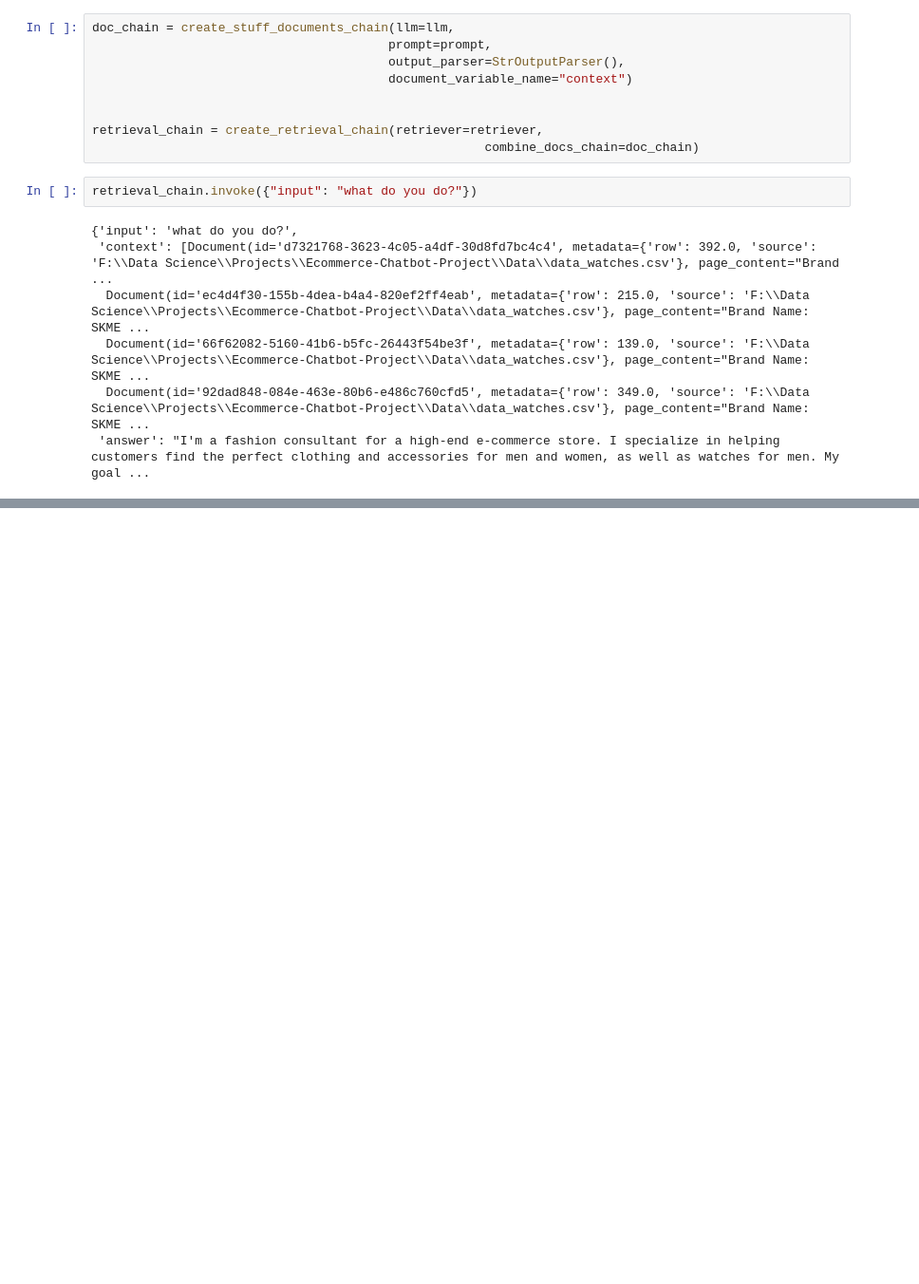
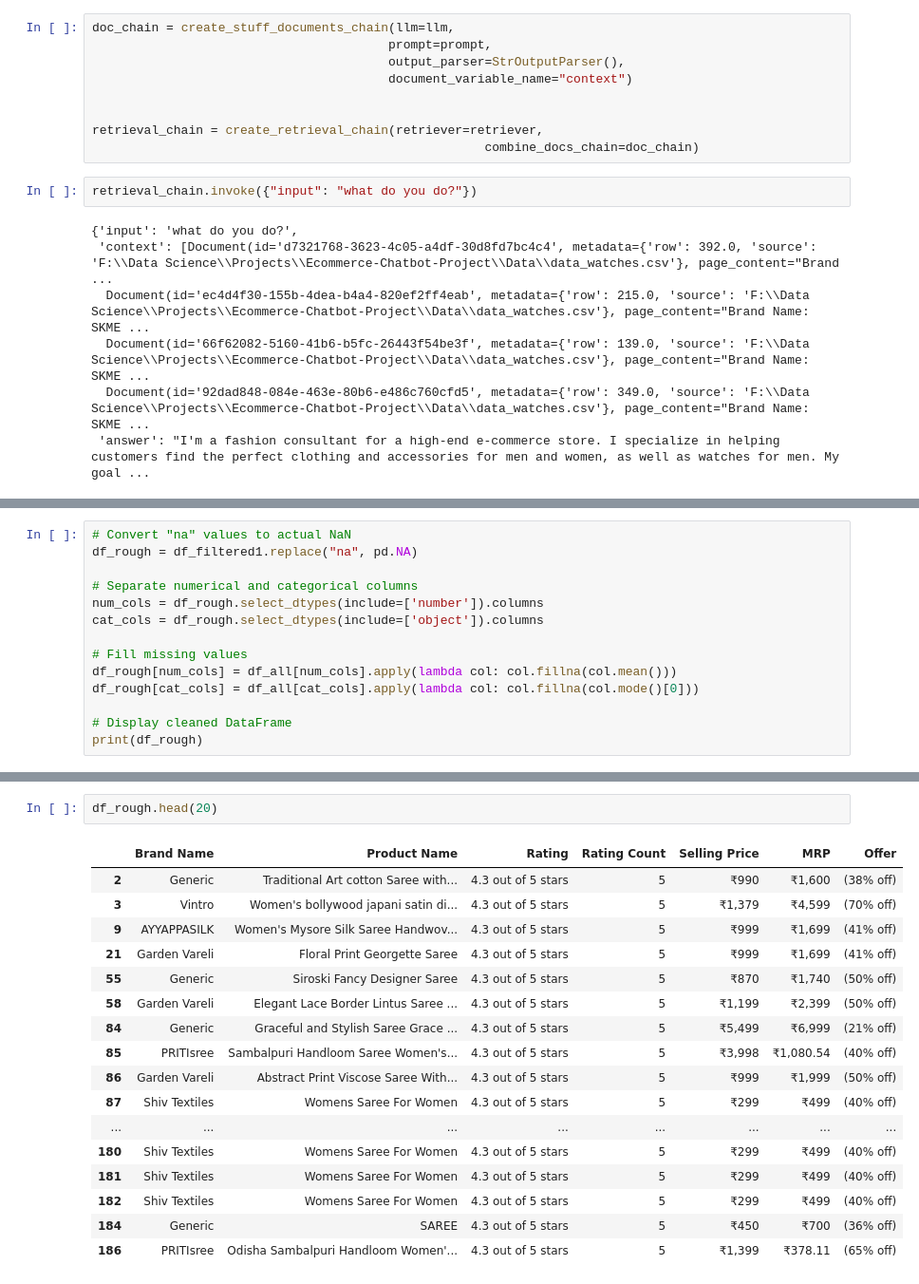
Before and after one commit to Dhanush-Raj1/Ecommerce-Chatbot-Project, a Jupyter notebook: Rough/rough.ipynb, the cells around one changed output, grey strips where cells are left out. Shown at 95% size. Saved outputs shown, nothing was run; the diff lists cells and outputs as text; blank space fills up the shorter version.

```diff
--- a/Rough/rough.ipynb
+++ b/Rough/rough.ipynb
@@ -600,0 +788,14 @@ retrieval_chain.invoke({"input": "what do you do?"})
+# %%
+# Convert "na" values to actual NaN
+df_rough = df_filtered1.replace("na", pd.NA)
+
+# Separate numerical and categorical columns
+num_cols = df_rough.select_dtypes(include=['number']).columns
+cat_cols = df_rough.select_dtypes(include=['object']).columns
+
+# Fill missing values
+df_rough[num_cols] = df_all[num_cols].apply(lambda col: col.fillna(col.mean()))
+df_rough[cat_cols] = df_all[cat_cols].apply(lambda col: col.fillna(col.mode()[0]))
+
+# Display cleaned DataFrame
+print(df_rough)
@@ -600,0 +820,20 @@ retrieval_chain.invoke({"input": "what do you do?"})
+# %%
+df_rough.head(20)
+# %% [output]
+|  | Brand Name | Product Name | Rating | Rating Count | Selling Price | MRP | Offer |
+| 2 | Generic | Traditional Art cotton Saree with... | 4.3 out of 5 stars | 5 | ₹990 | ₹1,600 | (38% off) |
+| 3 | Vintro | Women's bollywood japani satin di... | 4.3 out of 5 stars | 5 | ₹1,379 | ₹4,599 | (70% off) |
+| 9 | AYYAPPASILK | Women's Mysore Silk Saree Handwov... | 4.3 out of 5 stars | 5 | ₹999 | ₹1,699 | (41% off) |
+| 21 | Garden Vareli | Floral Print Georgette Saree | 4.3 out of 5 stars | 5 | ₹999 | ₹1,699 | (41% off) |
+| 55 | Generic | Siroski Fancy Designer Saree | 4.3 out of 5 stars | 5 | ₹870 | ₹1,740 | (50% off) |
+| 58 | Garden Vareli | Elegant Lace Border Lintus Saree ... | 4.3 out of 5 stars | 5 | ₹1,199 | ₹2,399 | (50% off) |
+| 84 | Generic | Graceful and Stylish Saree Grace ... | 4.3 out of 5 stars | 5 | ₹5,499 | ₹6,999 | (21% off) |
+| 85 | PRITIsree | Sambalpuri Handloom Saree Women's... | 4.3 out of 5 stars | 5 | ₹3,998 | ₹1,080.54 | (40% off) |
+| 86 | Garden Vareli | Abstract Print Viscose Saree With... | 4.3 out of 5 stars | 5 | ₹999 | ₹1,999 | (50% off) |
+| 87 | Shiv Textiles | Womens Saree For Women | 4.3 out of 5 stars | 5 | ₹299 | ₹499 | (40% off) |
+| ... | ... | ... | ... | ... | ... | ... | ... |
+| 180 | Shiv Textiles | Womens Saree For Women | 4.3 out of 5 stars | 5 | ₹299 | ₹499 | (40% off) |
+| 181 | Shiv Textiles | Womens Saree For Women | 4.3 out of 5 stars | 5 | ₹299 | ₹499 | (40% off) |
+| 182 | Shiv Textiles | Womens Saree For Women | 4.3 out of 5 stars | 5 | ₹299 | ₹499 | (40% off) |
+| 184 | Generic | SAREE | 4.3 out of 5 stars | 5 | ₹450 | ₹700 | (36% off) |
+| 186 | PRITIsree | Odisha Sambalpuri Handloom Women'... | 4.3 out of 5 stars | 5 | ₹1,399 | ₹378.11 | (65% off) |
```
Also changed, not shown: parts of 95 cells of this notebook.
